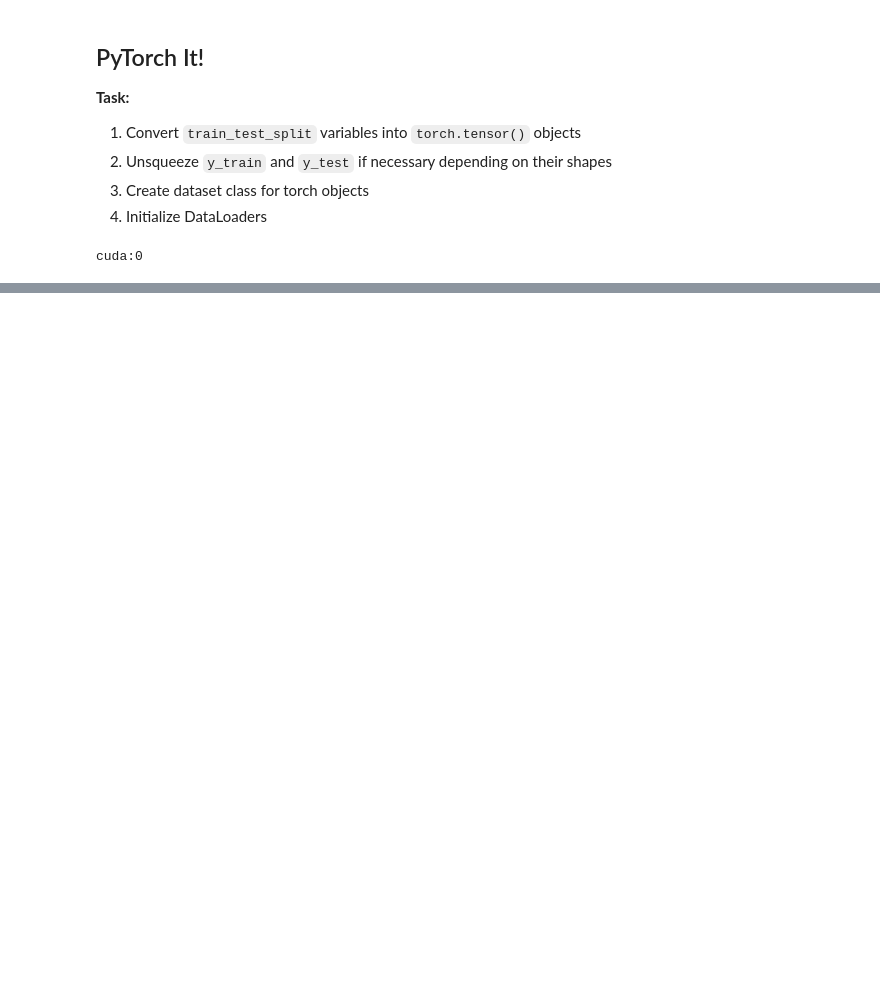
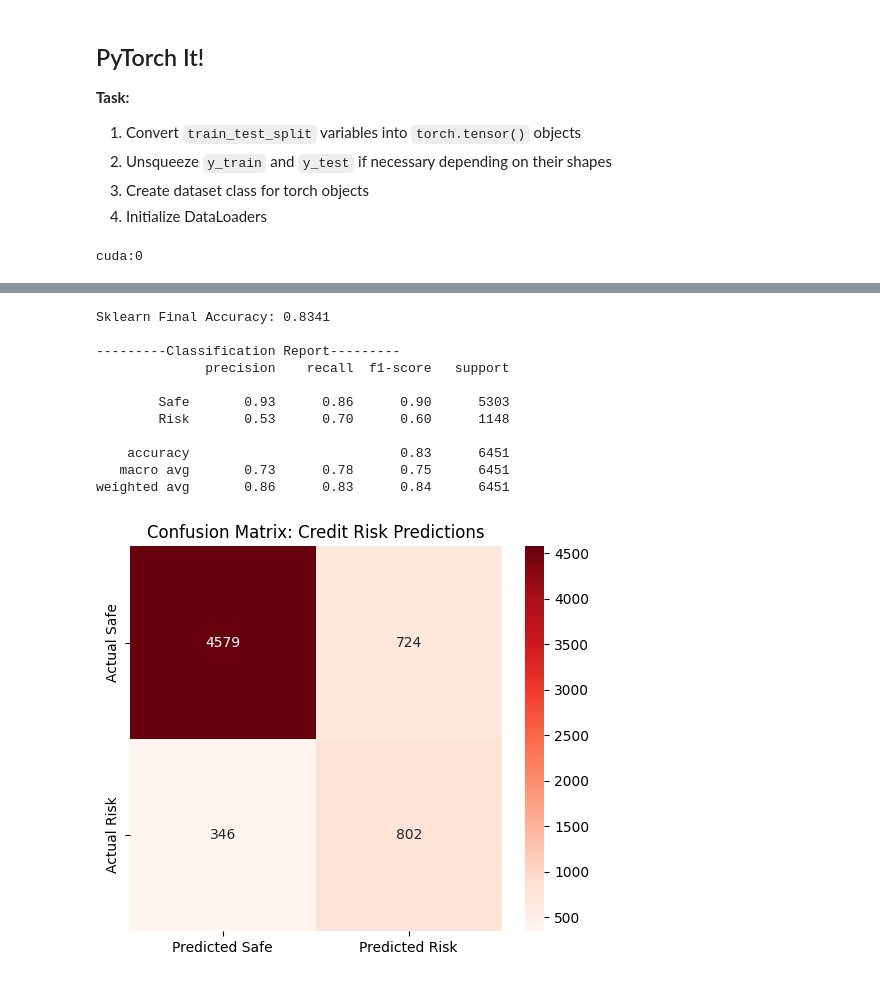
Before and after one commit to kohumukini/torch-credit-risk-classification, a Jupyter notebook: jupyter_notebook/torch_cred_risk.ipynb, the cells around one changed output, grey strips where cells are left out. Cells and saved outputs as stored; diff of their text form; code cells hidden in the pictures; blank space fills up the shorter version.

```diff
--- a/jupyter_notebook/torch_cred_risk.ipynb
+++ b/jupyter_notebook/torch_cred_risk.ipynb
@@ -448,0 +597,34 @@ class CreditModel(nn.Module):
+# %%
+import seaborn as sns
+
+# Going to compare confusion matricies between torchmetrics and sklearn metrics
+from sklearn.metrics import classification_report, confusion_matrix, accuracy_score
+
+# Sklearn first
+accuracy = accuracy_score(all_labels, all_predictions)
+print(f"Sklearn Final Accuracy: {accuracy:.4f}")
+
+print("\n---------Classification Report---------")
+print(classification_report(all_labels, all_predictions, target_names=['Safe', 'Risk']))
+
+con_ma = confusion_matrix(all_labels, all_predictions)
+plt.figure(figsize=(6,5))
+sns.heatmap(con_ma, annot = True, fmt = 'd', cmap = 'Reds',
+            xticklabels = ['Predicted Safe', 'Predicted Risk'],
+            yticklabels = ['Actual Safe', 'Actual Risk'])
+
+plt.title('Confusion Matrix: Credit Risk Predictions')
+plt.show()
+# %% [output]
+Sklearn Final Accuracy: 0.8341
+
+---------Classification Report---------
+              precision    recall  f1-score   support
+
+        Safe       0.93      0.86      0.90      5303
+        Risk       0.53      0.70      0.60      1148
+
+    accuracy                           0.83      6451
+   macro avg       0.73      0.78      0.75      6451
+weighted avg       0.86      0.83      0.84      6451
+[figure, added]
```
Also changed, not shown: parts of 21 cells of this notebook.
